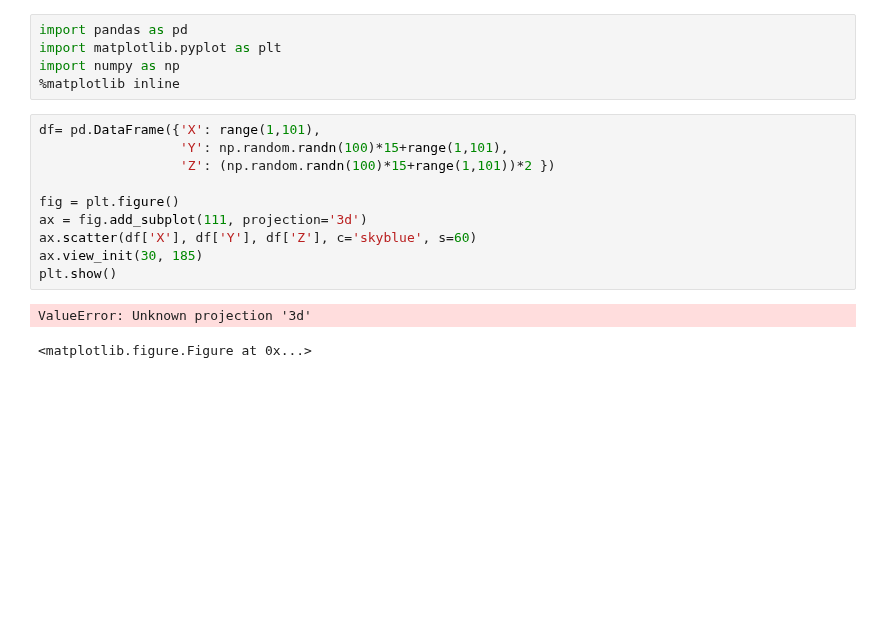
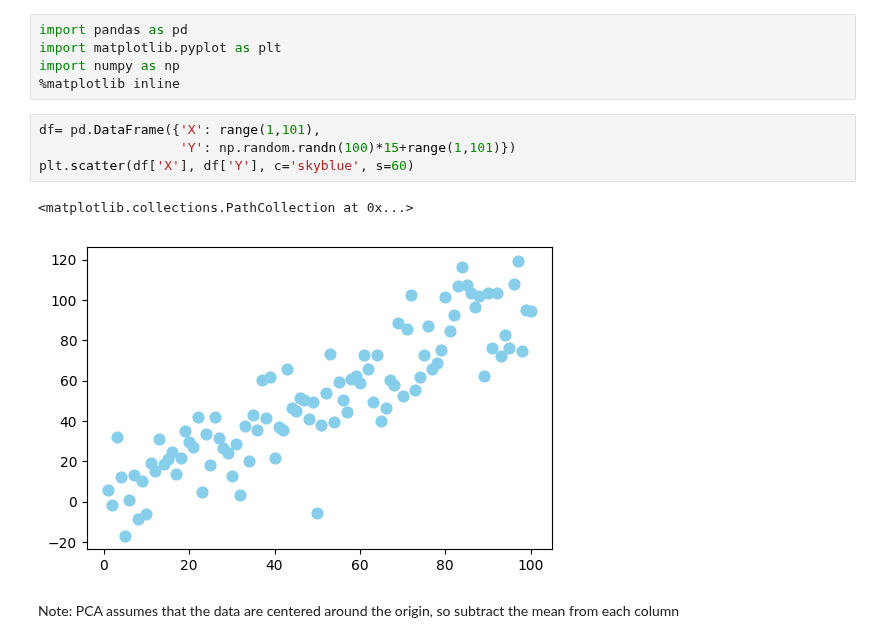
Before and after one commit to tfolkman/byu_econ_applied_machine_learning, a Jupyter notebook: lectures/Lecture_12_Dimensionality Reduction.ipynb, the cells around one changed output. Cells and saved outputs as stored; diff of their text form; blank space fills up the shorter version.

```diff
--- a/lectures/Lecture_12_Dimensionality Reduction.ipynb
+++ b/lectures/Lecture_12_Dimensionality Reduction.ipynb
@@ -42,14 +42,10 @@ import numpy as np
 %matplotlib inline
 # %%
 df= pd.DataFrame({'X': range(1,101),
-                  'Y': np.random.randn(100)*15+range(1,101),
-                  'Z': (np.random.randn(100)*15+range(1,101))*2 })
-
-fig = plt.figure()
-ax = fig.add_subplot(111, projection='3d')
-ax.scatter(df['X'], df['Y'], df['Z'], c='skyblue', s=60)
-ax.view_init(30, 185)
-plt.show()
+                  'Y': np.random.randn(100)*15+range(1,101)})
+plt.scatter(df['X'], df['Y'], c='skyblue', s=60)
 # %% [output]
-ValueError: Unknown projection '3d'
+<matplotlib.collections.PathCollection at 0x...>
-<matplotlib.figure.Figure at 0x...>
+[figure, added]
+# %% [markdown]
+Note: PCA assumes that the data are centered around the origin, so subtract the mean from each column
```
Also changed, not shown: parts of 20 cells of this notebook.
